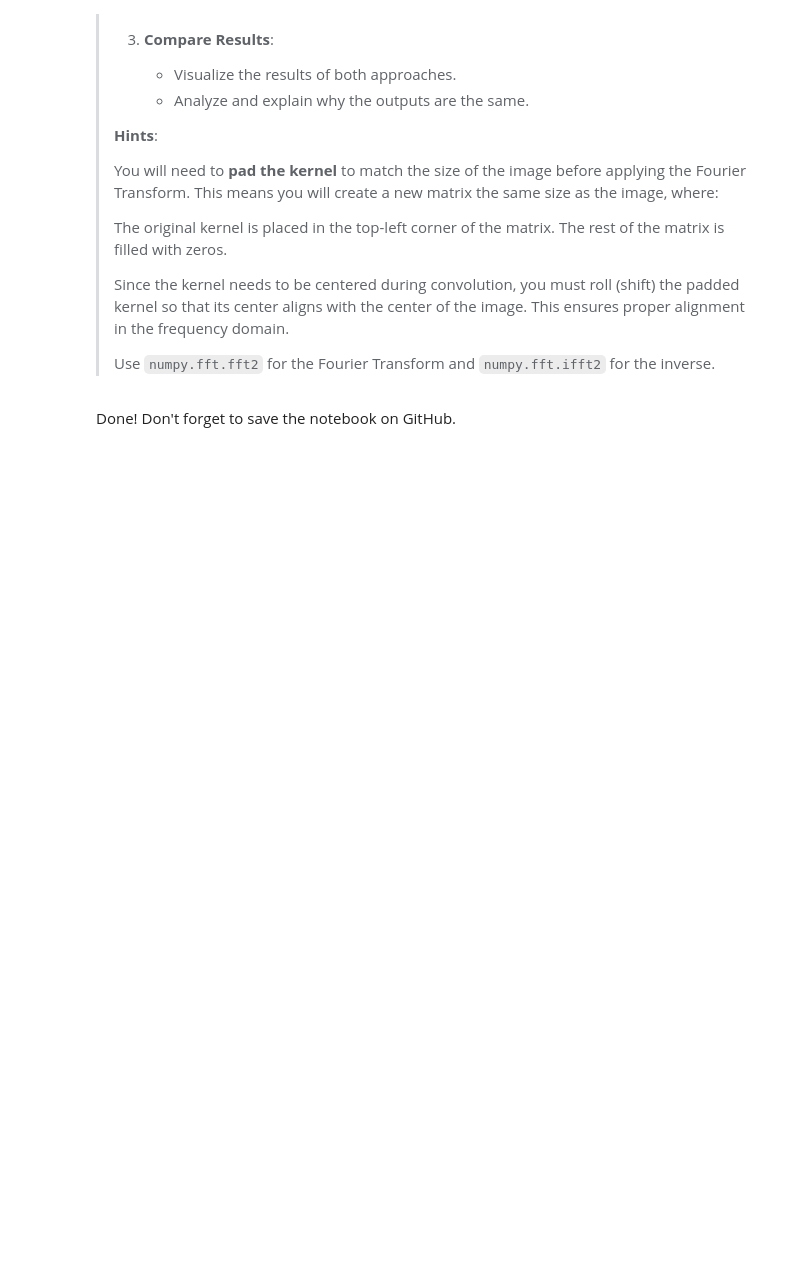
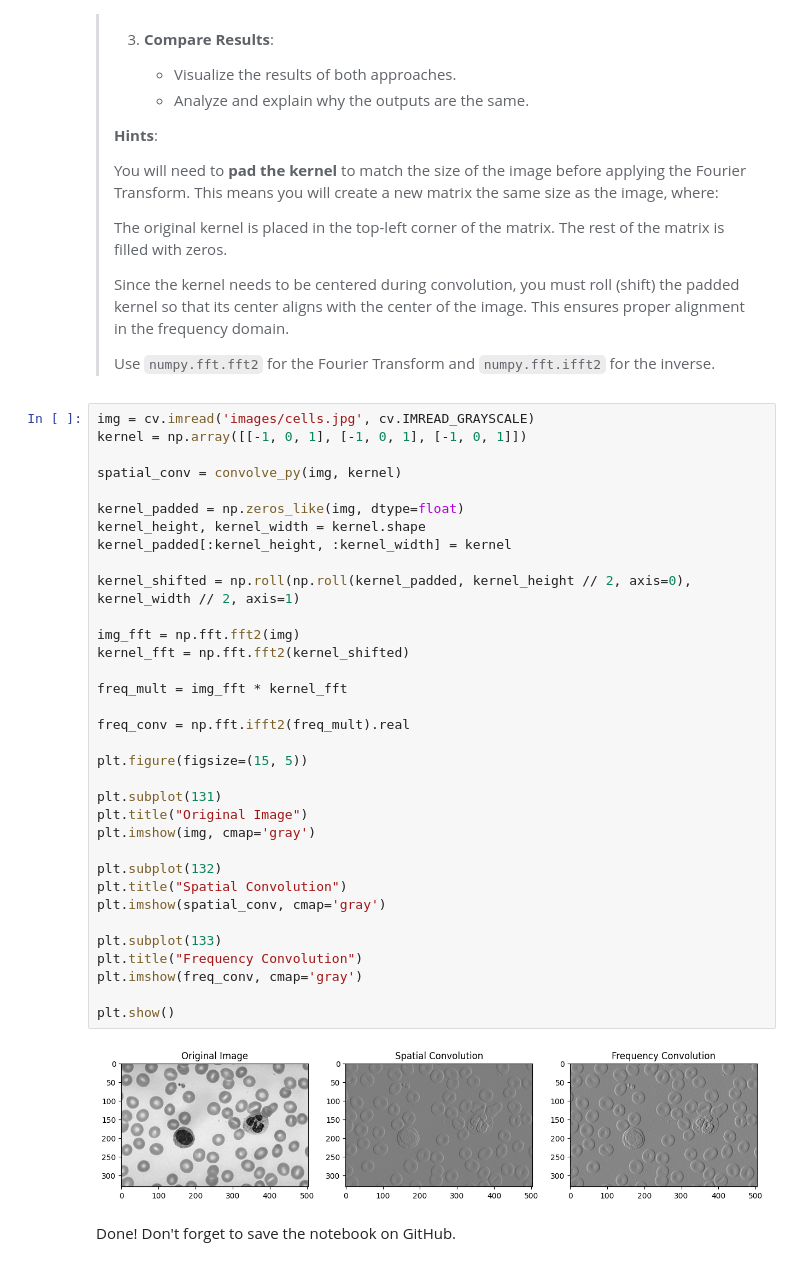
Before and after one commit to ferit-osirv/osirv-lab-5-PatriciaA2, a Jupyter notebook: lab5.ipynb, the cells around one changed output. Cells and saved outputs as stored; diff of their text form; blank space fills up the shorter version.

```diff
--- a/lab5.ipynb
+++ b/lab5.ipynb
@@ -406,5 +406,41 @@ Where:
 > Since the kernel needs to be centered during convolution, you must roll (shift) the padded kernel so that its center aligns with the center of the image. This ensures proper alignment in the frequency domain.
 >
 > Use `numpy.fft.fft2` for the Fourier Transform and `numpy.fft.ifft2` for the inverse.
+# %%
+img = cv.imread('images/cells.jpg', cv.IMREAD_GRAYSCALE)
+kernel = np.array([[-1, 0, 1], [-1, 0, 1], [-1, 0, 1]])
+
+spatial_conv = convolve_py(img, kernel)
+
+kernel_padded = np.zeros_like(img, dtype=float)
+kernel_height, kernel_width = kernel.shape
+kernel_padded[:kernel_height, :kernel_width] = kernel
+
+kernel_shifted = np.roll(np.roll(kernel_padded, kernel_height // 2, axis=0), kernel_width // 2, axis=1)
+
+img_fft = np.fft.fft2(img)
+kernel_fft = np.fft.fft2(kernel_shifted)
+
+freq_mult = img_fft * kernel_fft
+
+freq_conv = np.fft.ifft2(freq_mult).real
+
+plt.figure(figsize=(15, 5))
+
+plt.subplot(131)
+plt.title("Original Image")
+plt.imshow(img, cmap='gray')
+
+plt.subplot(132)
+plt.title("Spatial Convolution")
+plt.imshow(spatial_conv, cmap='gray')
+
+plt.subplot(133)
+plt.title("Frequency Convolution")
+plt.imshow(freq_conv, cmap='gray')
+
+plt.show()
+# %% [output]
+[figure, added]
 # %% [markdown]
 Done! Don't forget to save the notebook on GitHub.
```
